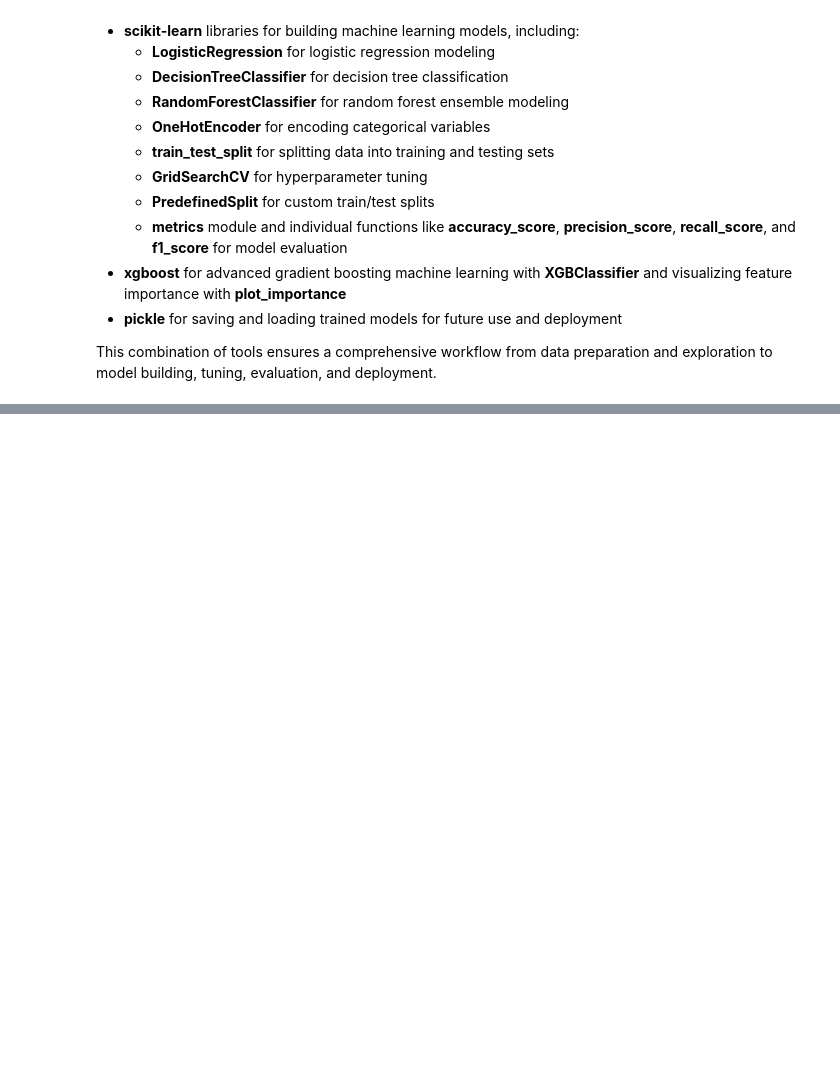
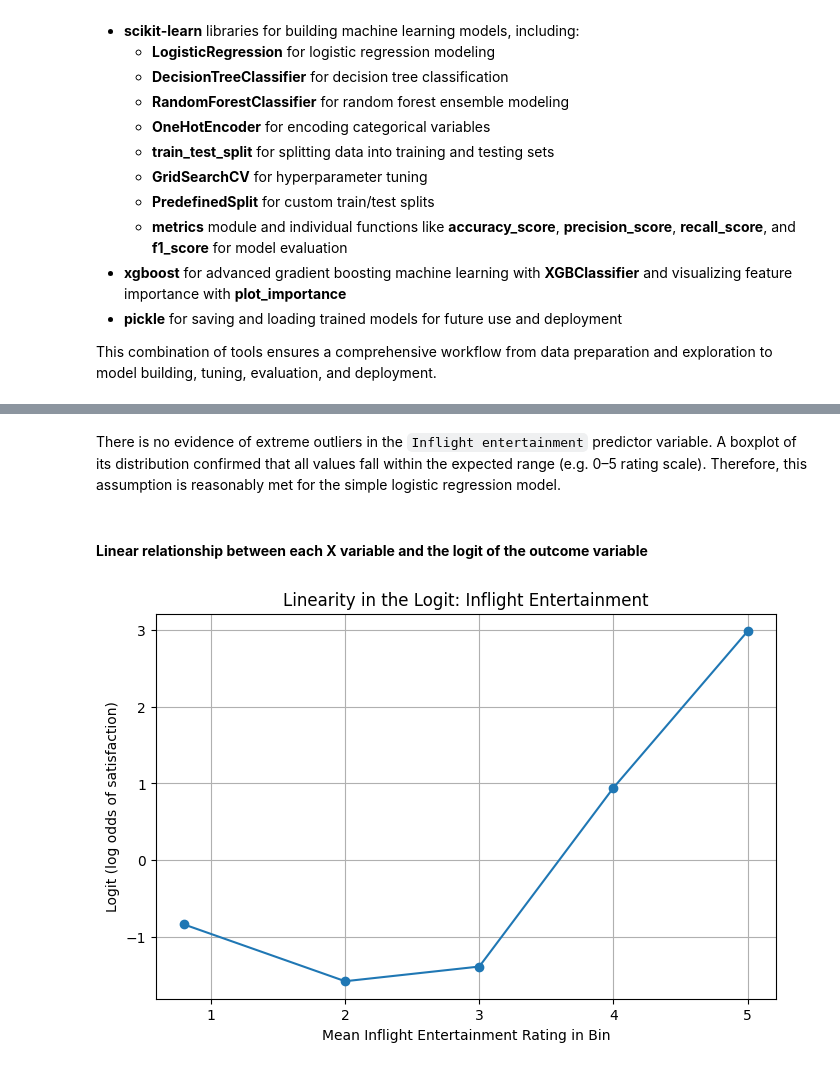
Before and after one commit to Cyberoctane29/Invistico-Airlines-Customer-Satisfaction-Prediction-End-to-End-Analysis-and-Modeling, a Jupyter notebook: Invistico_Airlines_Customer_Satisfaction_Prediction_End_to_End_Analysis_and_Modeling.ipynb, the cells around one changed output, grey strips where cells are left out. Cells and saved outputs as stored; diff of their text form; code cells hidden in the pictures; blank space fills up the shorter version.

```diff
--- a/Invistico_Airlines_Customer_Satisfaction_Prediction_End_to_End_Analysis_and_Modeling.ipynb
+++ b/Invistico_Airlines_Customer_Satisfaction_Prediction_End_to_End_Analysis_and_Modeling.ipynb
@@ -154,0 +340,25 @@ memory usage: 21.8+ MB
+# %% [markdown]
+There is no evidence of extreme outliers in the `Inflight entertainment` predictor variable. A boxplot of its distribution confirmed that all values fall within the expected range (e.g. 0–5 rating scale). Therefore, this assumption is reasonably met for the simple logistic regression model.
+# %% [markdown]
+#### **Linear relationship between each X variable and the logit of the outcome variable**
+# %%
+df_temp = airline_df_subset.copy()
+
+df_temp['Inflight_entertainment_bin'] = pd.qcut(df_temp['Inflight entertainment'], q=10, duplicates='drop')
+
+binned = df_temp.groupby('Inflight_entertainment_bin', observed=False).agg({
+    'Inflight entertainment': 'mean',
+    'satisfaction': 'mean'
+})
+
+binned['logit'] = np.log((binned['satisfaction'] + 1e-5) / (1 - binned['satisfaction'] + 1e-5))
+
+plt.figure(figsize=(8, 5))
+plt.plot(binned['Inflight entertainment'], binned['logit'], marker='o')
+plt.xlabel('Mean Inflight Entertainment Rating in Bin')
+plt.ylabel('Logit (log odds of satisfaction)')
+plt.title('Linearity in the Logit: Inflight Entertainment')
+plt.grid(True)
+plt.show()
+# %% [output]
+[figure, added]
```
Also changed, not shown: parts of 81 cells of this notebook, 1 other file.
